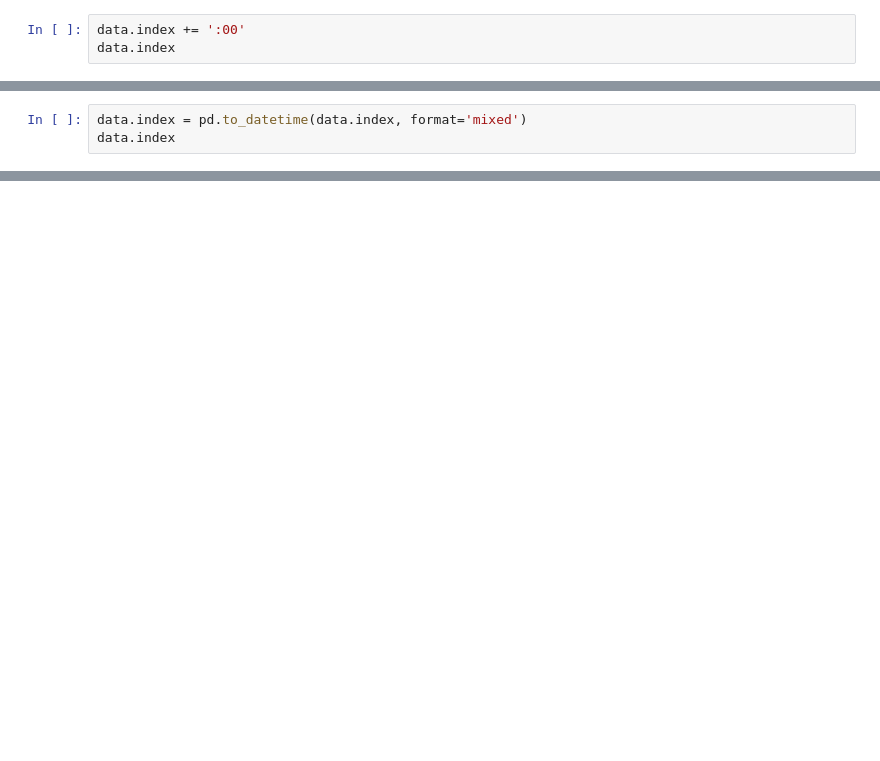
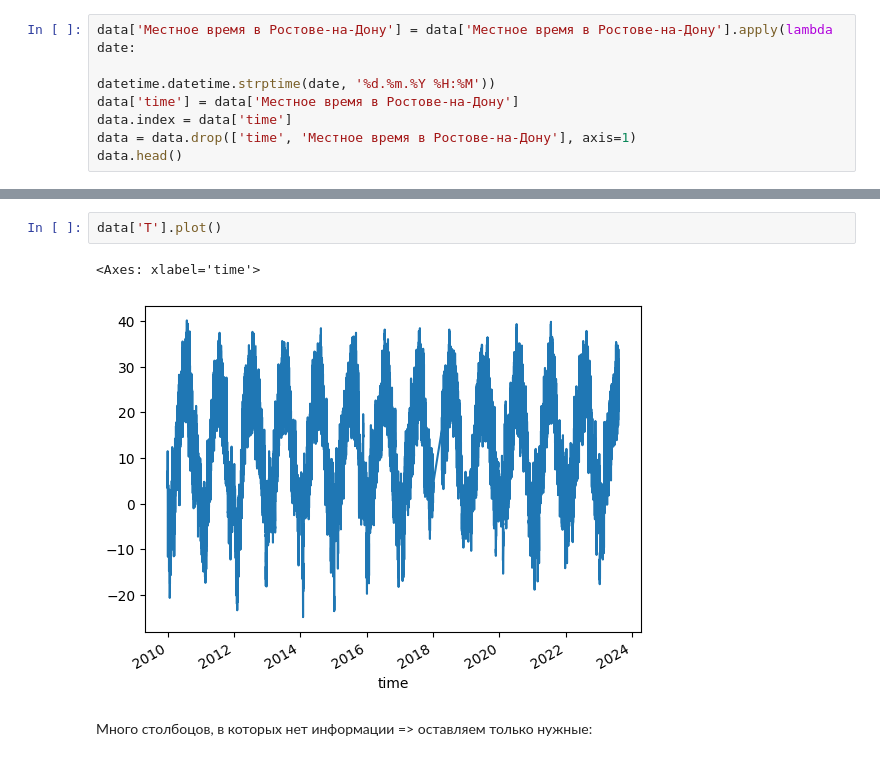
Before and after one commit to daniil-dushenev/wheather_predict, a Jupyter notebook: main.ipynb, the cells around one changed output, grey strips where cells are left out. Drawn from its saved outputs; the diff is of its cells as text; blank space fills up the shorter version.

```diff
--- a/main.ipynb
+++ b/main.ipynb
@@ -24,4 +26,8 @@ data.head()
 # %%
-data.index += ':00'
-data.index
+data['Местное время в Ростове-на-Дону'] = data['Местное время в Ростове-на-Дону'].apply(lambda date:
+                                                                                        datetime.datetime.strptime(date, '%d.%m.%Y %H:%M'))
+data['time'] = data['Местное время в Ростове-на-Дону']
+data.index = data['time']
+data = data.drop(['time', 'Местное время в Ростове-на-Дону'], axis=1)
+data.head()
 # %% [output]
@@ -38,3 +41,0 @@ Index(['01.08.2023 21:00:00', '01.08.2023 18:00:00', '01.08.2023 15:00:00',
-# %%
-data.index = pd.to_datetime(data.index, format='mixed')
-data.index
@@ -57 +42,8 @@ DatetimeIndex(['2023-01-08 21:00:00', '2023-01-08 18:00:00',
+# %%
+data['T'].plot()
+# %% [output]
+<Axes: xlabel='time'>
+[figure, added]
+# %% [markdown]
+Много столбоцов, в которых нет информации => оставляем только нужные:
 # %%
```
Also changed, not shown: parts of 14 cells of this notebook.
